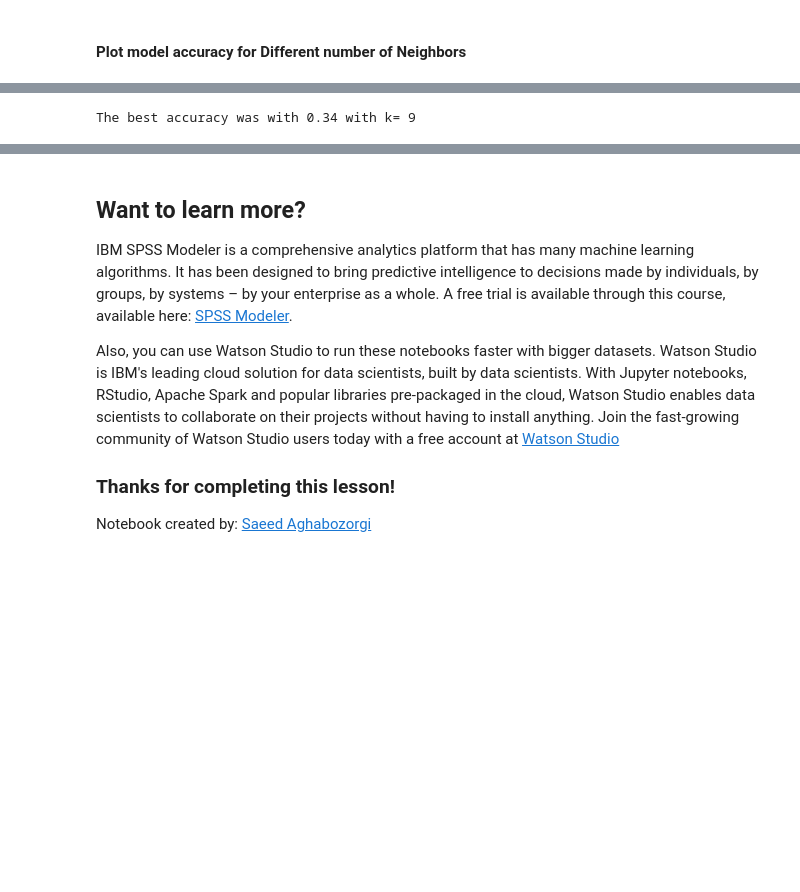
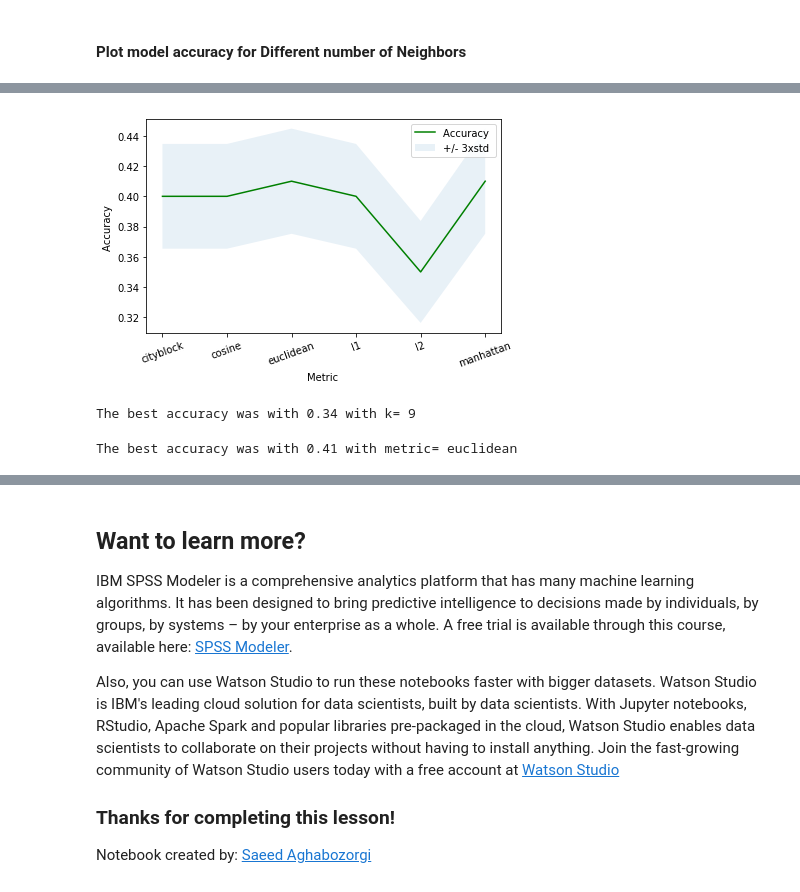
Before and after one commit to nandinijampala/SelfStudyNotes, a Jupyter notebook: KNN/KNN_Classifier.ipynb, the cells around one changed output, grey strips where cells are left out. Saved outputs shown, nothing was run; the diff lists cells and outputs as text; code cells hidden in the pictures; blank space fills up the shorter version.

```diff
--- a/KNN/KNN_Classifier.ipynb
+++ b/KNN/KNN_Classifier.ipynb
@@ -275,3 +292,17 @@ for n in range(1,Ks):
 mean_acc
 # %% [output]
 array([0.3  , 0.29 , 0.315, 0.32 , 0.315, 0.31 , 0.335, 0.325, 0.34 ])
+# %%
+metricss = ['cityblock', 'cosine', 'euclidean', 'l1', 'l2', 'manhattan']
+mean_acc_ = np.zeros((len(metricss)))
+std_acc_ = np.zeros((len(metricss)))
+ConfustionMx = [];
+for n in range(len(metricss)):
+
+    #Train Model and Predict
+    neigh = NearestCentroid(metric = metricss[n]).fit(X_train,y_train)
+    yhat=neigh.predict(X_test)
+    mean_acc_[n-1] = metrics.accuracy_score(y_test, yhat)
+    std_acc_[n-1]=np.std(yhat==y_test)/np.sqrt(yhat.shape[0])
+
+mean_acc_
@@ -290,7 +323,22 @@ plt.show()
+# %%
+plt.plot(range(1,len(metricss)+1),mean_acc_,'g')
+plt.fill_between(range(1,len(metricss)+1),mean_acc_ - 1 * std_acc_,mean_acc_ + 1 * std_acc_, alpha=0.10)
+plt.legend(('Accuracy ', '+/- 3xstd'))
+plt.ylabel('Accuracy ')
+plt.xlabel('Metric ')
+plt.xticks(range(1,len(metricss)+1), metricss, rotation=20)
+plt.tight_layout()
+plt.show()
+# %% [output]
+[figure, added]
 # %%
 print( "The best accuracy was with", mean_acc.max(), "with k=", mean_acc.argmax()+1)
 # %% [output]
 The best accuracy was with 0.34 with k= 9
+# %%
+print( "The best accuracy was with", mean_acc_.max(), "with metric=", metricss[mean_acc_.argmax()])
+# %% [output]
+The best accuracy was with 0.41 with metric= euclidean
 # %%
 from sklearn.metrics import classification_report
 neigh9 = KNeighborsClassifier(n_neighbors = 9).fit(X_train,y_train)
```
Also changed, not shown: parts of 11 cells of this notebook, 1 other file.
